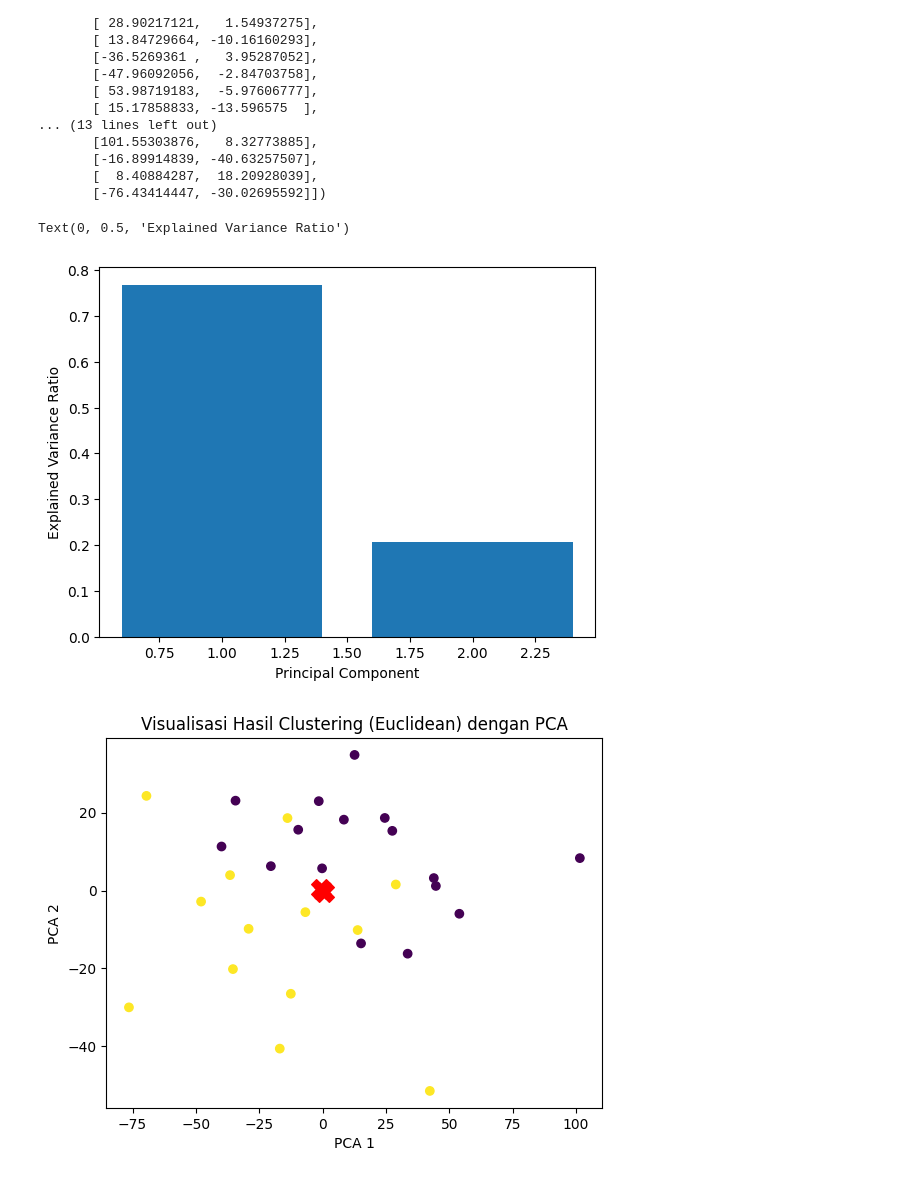
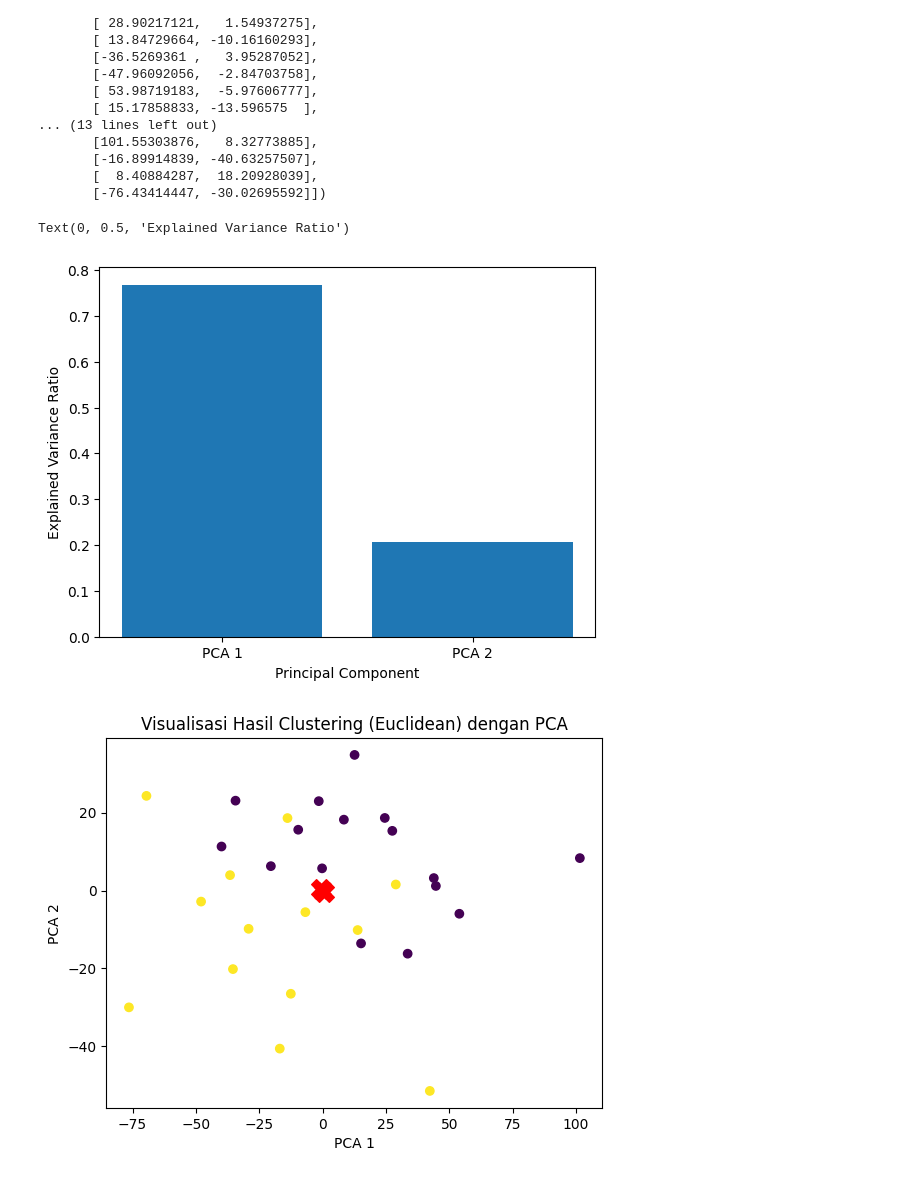
Before and after one commit to gikirima/TugasML_Kmeans, a Jupyter notebook: K_means_custom_metrics.ipynb, the cells around one changed output. Saved outputs shown, nothing was run; the diff lists cells and outputs as text; code cells hidden in the pictures.

```diff
--- a/K_means_custom_metrics.ipynb
+++ b/K_means_custom_metrics.ipynb
@@ -158,13 +163,14 @@ array([[ -6.7950527 ,  -5.56385676],
 # %%
 # bar graph penjelasan varians data dengan PCA
 import matplotlib.pyplot as plt
 
-plt.bar(range(1, len(pca.explained_variance_ratio_) + 1), pca.explained_variance_ratio_)
+plt.bar(['PCA 1','PCA 2'], pca.explained_variance_ratio_)
+# plot bar X adalah PCA 1 dan PCA 2
 plt.xlabel('Principal Component')
 plt.ylabel('Explained Variance Ratio')
 # %% [output]
 Text(0, 0.5, 'Explained Variance Ratio')
-[figure, old version]
+[figure, new version]
 # %%
 # visualisasikan df_PCA dengan warna hasil clustering
 import matplotlib.pyplot as plt
```
Also changed, not shown: parts of 7 cells of this notebook.
